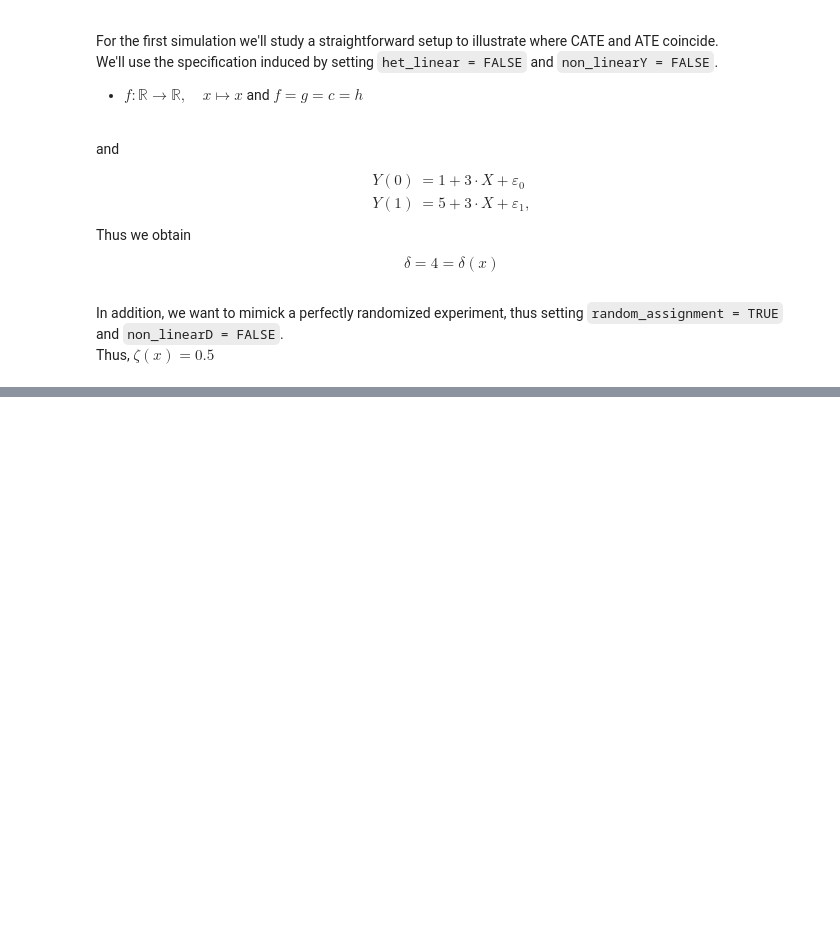
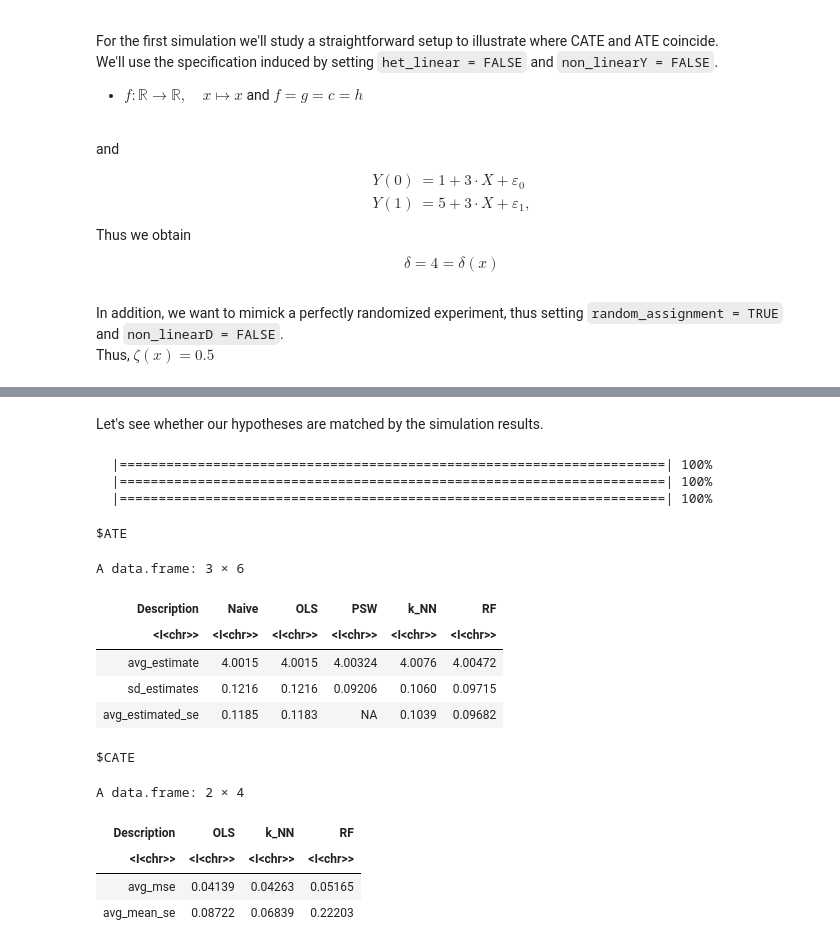
Before and after one commit to timmens/student-project-timmens, a Jupyter notebook: Simulation_Study/simulation_study.ipynb, the cells around one changed output, grey strips where cells are left out. Drawn from its saved outputs; the diff is of its cells as text; code cells hidden in the pictures; blank space fills up the shorter version.

```diff
--- a/Simulation_Study/simulation_study.ipynb
+++ b/Simulation_Study/simulation_study.ipynb
@@ -477,0 +503,28 @@ Thus, $\zeta(x) = 0.5$
+# %% [markdown]
+Let's see whether our hypotheses are matched by the simulation results.
+# %%
+set.seed(12)
+create_output_table(n = 500, N = 500, B = 500, k = 1, kC = 50, num_trees = 100,
+                           het_linear = FALSE, random_assignment = TRUE,
+                           non_linearY = FALSE, non_linearD = FALSE,
+                           method_ols = "D_only",
+                           knn_se5 = TRUE, ols_se5 = TRUE, C_ols_se5 = TRUE,
+                           C_knn_se5 = TRUE, boot5 = FALSE,
+                           para = FALSE)
+# %% [output]
+  |======================================================================| 100%
+  |======================================================================| 100%
+  |======================================================================| 100%
+$ATE
+A data.frame: 3 × 6
+| Description | Naive | OLS | PSW | k_NN | RF |
+| <I<chr>> | <I<chr>> | <I<chr>> | <I<chr>> | <I<chr>> | <I<chr>> |
+| avg_estimate | 4.0015 | 4.0015 | 4.00324 | 4.0076 | 4.00472 |
+| sd_estimates | 0.1216 | 0.1216 | 0.09206 | 0.1060 | 0.09715 |
+| avg_estimated_se | 0.1185 | 0.1183 | NA | 0.1039 | 0.09682 |
+$CATE
+A data.frame: 2 × 4
+| Description | OLS | k_NN | RF |
+| <I<chr>> | <I<chr>> | <I<chr>> | <I<chr>> |
+| avg_mse | 0.04139 | 0.04263 | 0.05165 |
+| avg_mean_se | 0.08722 | 0.06839 | 0.22203 |
```
Also changed, not shown: parts of 19 cells of this notebook, 2 other files.
